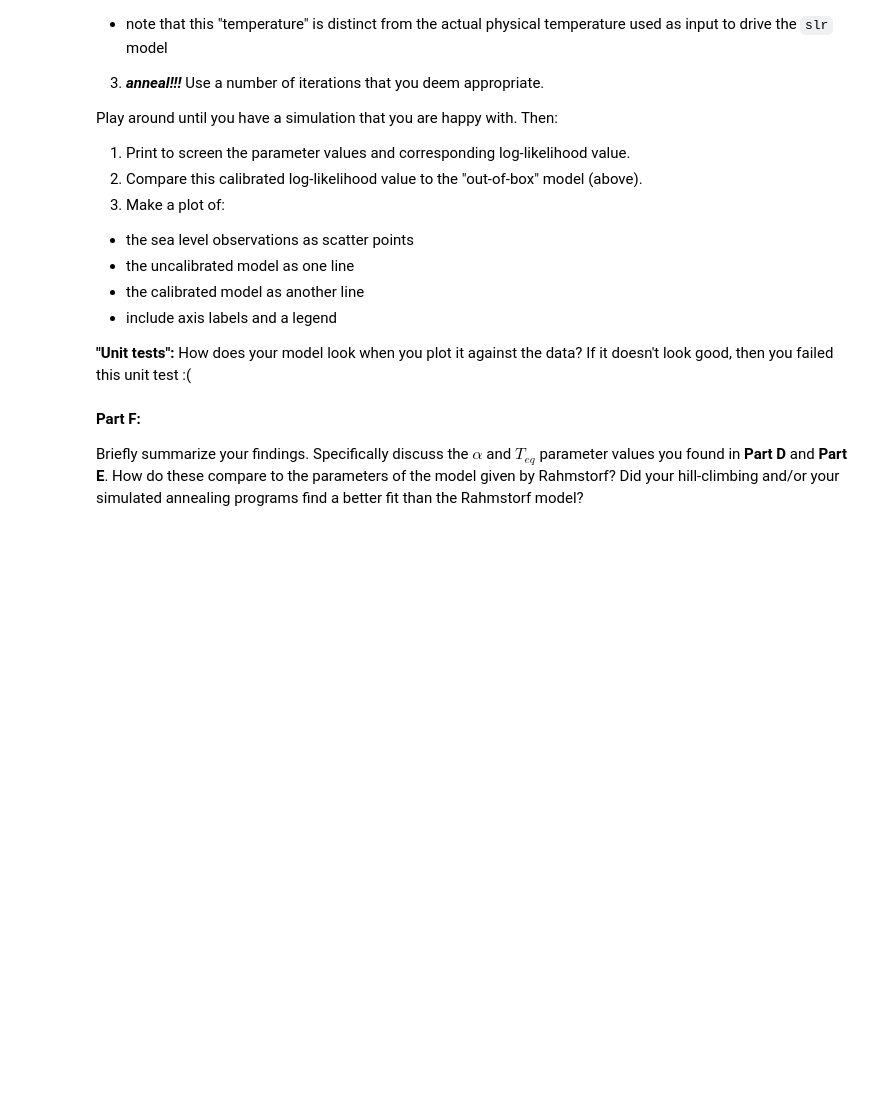
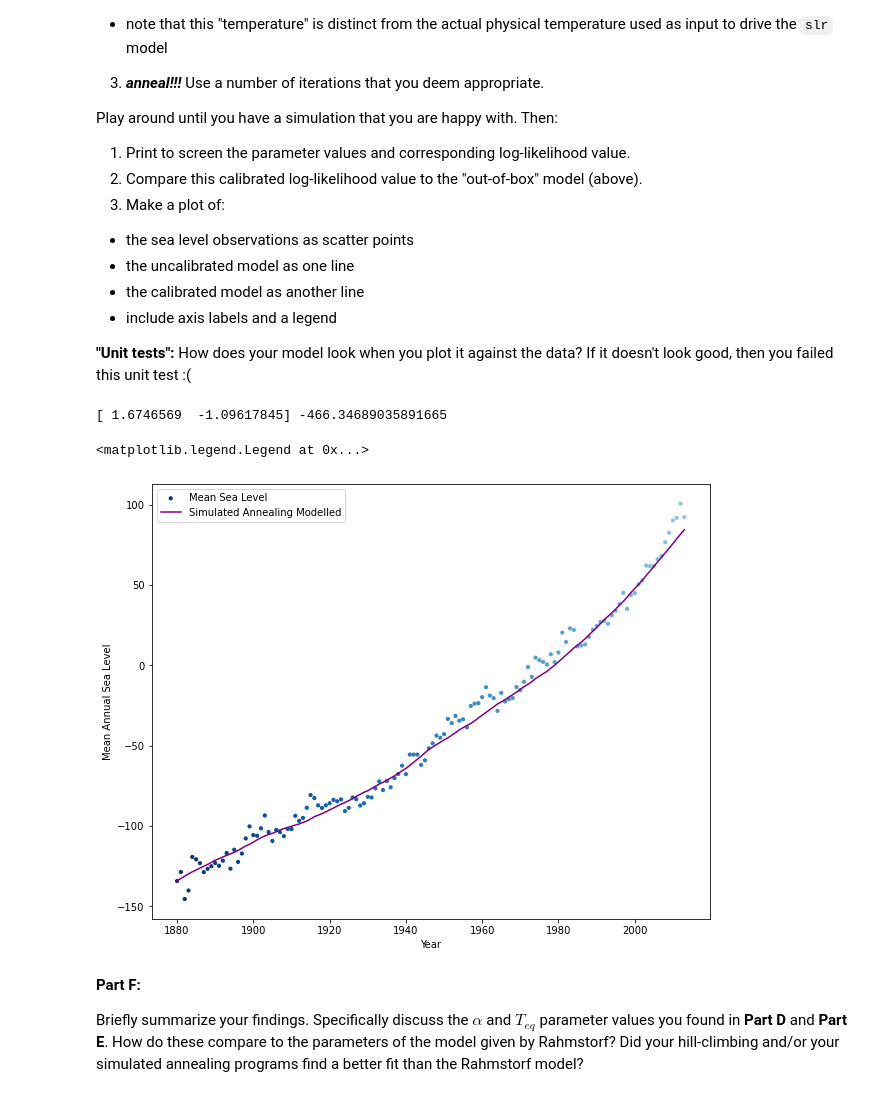
Before and after one commit to the-rich-piana/CSCI_AI, a Jupyter notebook: CSCI3202_HW8_Giuliano_Costa.ipynb, the cells around one changed output. Cells and saved outputs as stored; diff of their text form; code cells hidden in the pictures; blank space fills up the shorter version.

```diff
--- a/CSCI3202_HW8_Giuliano_Costa.ipynb
+++ b/CSCI3202_HW8_Giuliano_Costa.ipynb
@@ -545,3 +564,27 @@ Play around until you have a simulation that you are happy with.  Then:
+# %%
+# Your code here.
+
+# Your code here.
+initial_anneal = state(node=(3.4,-0.5), value = log_likelihood([3.4,-0.5]))
+
+annealproblem = problem_annealing(initial_anneal, log_likelihood, schedule, (0.01, 0.01) )
+anneal = simulated_annealing(annealproblem, 300)
+print(anneal.node, anneal.value)
+# %% [output]
+[ 1.6746569  -1.09617845] -466.34689035891665
+# %%
+# Your code here.
+calibrated2 = slr(anneal.node[0],anneal.node[1],temperature)
+
+plt.figure(figsize=(10,8))
+plt.ylabel("Mean Annual Sea Level")
+plt.xlabel("Year")
+plt.scatter(x=year, y=sealevel, label='Mean Sea Level',  s=10,c=plt.cm.Blues_r(np.linspace(0, 0.6, len(slr_level))))
+plt.plot(year, slr_calibrated, label='Simulated Annealing Modelled', c='purple')
+plt.legend(loc="upper left")
+# %% [output]
+<matplotlib.legend.Legend at 0x...>
+[figure, added]
 # %% [markdown]
 **Part F:**
 
```
Also changed, not shown: parts of 15 cells of this notebook, 4 other files.
